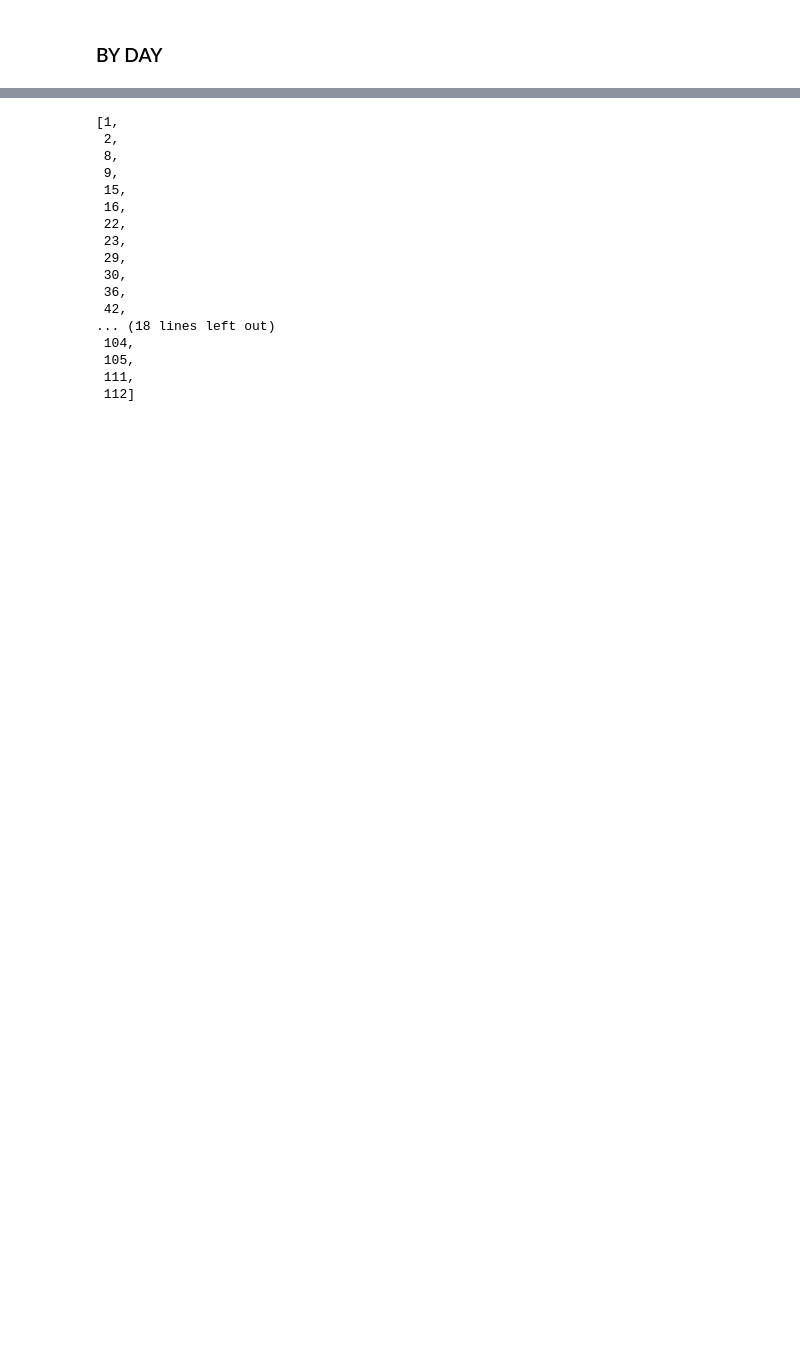
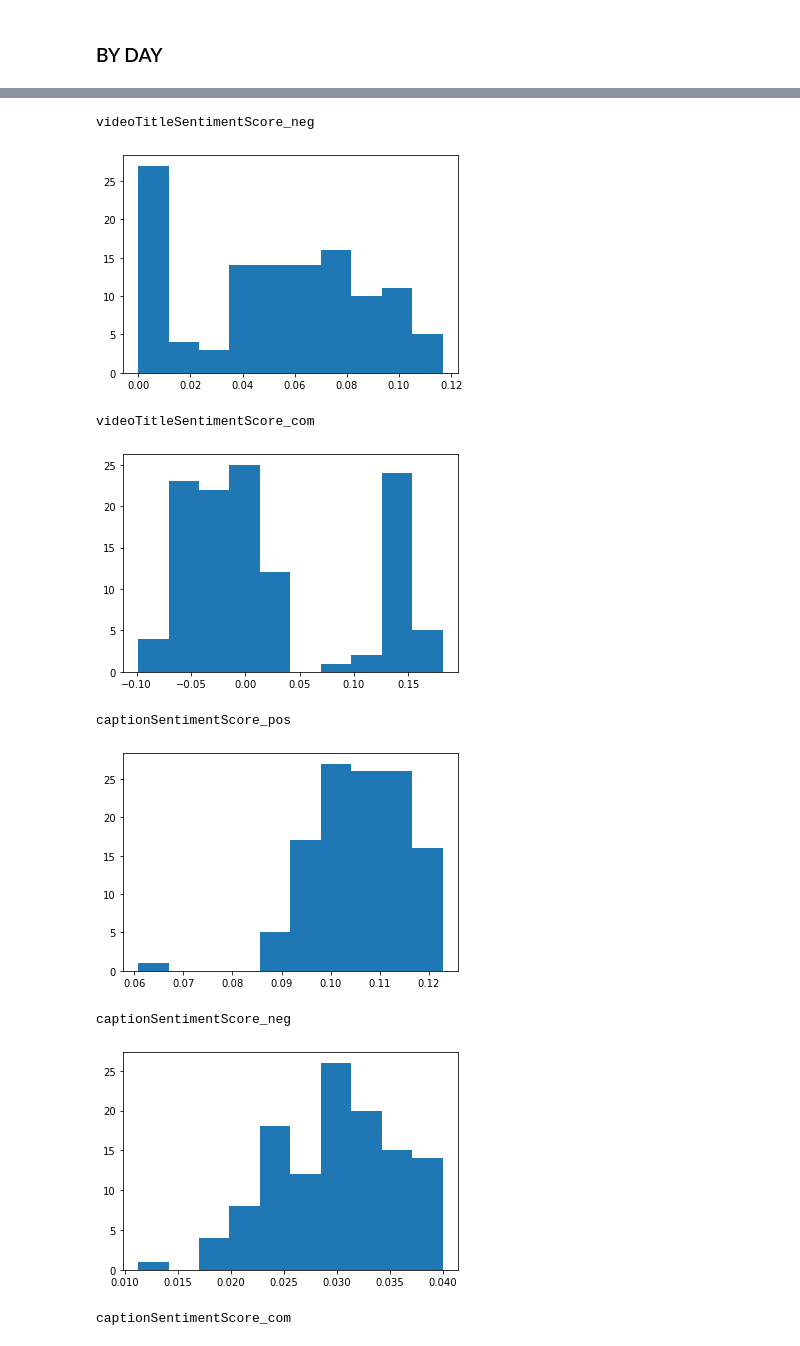
Before and after one commit to Cloblak/youtube_content_based_stock_prediction, a Jupyter notebook: 10_code/EDA_Blank_Code.ipynb, the cells around one changed output, grey strips where cells are left out. Drawn from its saved outputs; the diff is of its cells as text; code cells hidden in the pictures; blank space fills up the shorter version.

```diff
--- a/10_code/EDA_Blank_Code.ipynb
+++ b/10_code/EDA_Blank_Code.ipynb
@@ -202,13 +182,0 @@ Index(['Date', 'videoTitleSentimentScore_pos', 'videoTitleSentimentScore_neg',
-# %%
-from sklearn import preprocessing
-
-columns = ['videoTitleSentimentScore_pos', 'videoTitleSentimentScore_neg',
-       'videoTitleSentimentScore_com', 'captionSentimentScore_pos',
-       'captionSentimentScore_neg', 'captionSentimentScore_com',
-       'num_days_since_pub', 'viewcounts_weighted', 'like_count_weighted',
-       'like_dislike_ratio', 'weighted_like_dislike_ratio',
-       'like_dislike_ratio_by_viewcounts_weighted']
-
-min_max_scaler = preprocessing.MinMaxScaler()
-X_agg_by_day_feautures_final[columns] = min_max_scaler.fit_transform(X_agg_by_day_feautures_final[columns])
-X_agg_by_day_feautures_final
@@ -753,20 +183,16 @@ weekend_indices = find_weekend_indices(X_agg_by_day_feautures_final.Date)
-# %%
-weekend_indices
-# %% [output]
-[1,
- 2,
- 8,
- 9,
- 15,
- 16,
- 22,
- 23,
- 29,
- 30,
- 36,
- 42,
-... (18 lines left out)
- 104,
- 105,
- 111,
- 112]
+# %%
+for i in range(2, 13):
+#     plt.subplot(3, 4, i)
+    plt.hist(X_agg_by_day_feautures_final.iloc[:, i])
+    plt.xlabel = print(X_agg_by_day_feautures_final.columns[i])
+    plt.show()
+# %% [output]
+videoTitleSentimentScore_neg
+[figure, added]
+videoTitleSentimentScore_com
+[figure, added]
+captionSentimentScore_pos
+[figure, added]
+captionSentimentScore_neg
+[figure, added]
+captionSentimentScore_com
```
Also changed, not shown: parts of 41 cells of this notebook.
